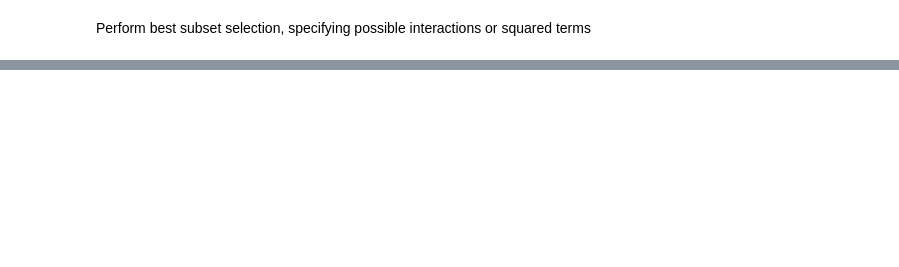
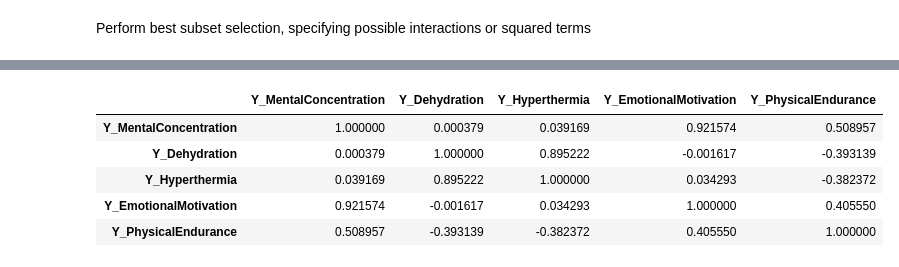
Before and after one commit to UniversityProjectsAtUnisa/exam-project_sda, a Jupyter notebook: z_classification.ipynb, the cells around one changed output, grey strips where cells are left out. Saved outputs shown, nothing was run; the diff lists cells and outputs as text; code cells hidden in the pictures; blank space fills up the shorter version.

```diff
--- a/z_classification.ipynb
+++ b/z_classification.ipynb
@@ -104,0 +97,9 @@ subsets['best_models'][4]['formula']
+# %%
+df[['Y_MentalConcentration', 'Y_Dehydration', 'Y_Hyperthermia', 'Y_EmotionalMotivation', 'Y_PhysicalEndurance']].corr()
+# %% [output]
+|  | Y_MentalConcentration | Y_Dehydration | Y_Hyperthermia | Y_EmotionalMotivation | Y_PhysicalEndurance |
+| Y_MentalConcentration | 1.000000 | 0.000379 | 0.039169 | 0.921574 | 0.508957 |
+| Y_Dehydration | 0.000379 | 1.000000 | 0.895222 | -0.001617 | -0.393139 |
+| Y_Hyperthermia | 0.039169 | 0.895222 | 1.000000 | 0.034293 | -0.382372 |
+| Y_EmotionalMotivation | 0.921574 | -0.001617 | 0.034293 | 1.000000 | 0.405550 |
+| Y_PhysicalEndurance | 0.508957 | -0.393139 | -0.382372 | 0.405550 | 1.000000 |
```
Also changed, not shown: parts of 13 cells of this notebook, 11 other files.
